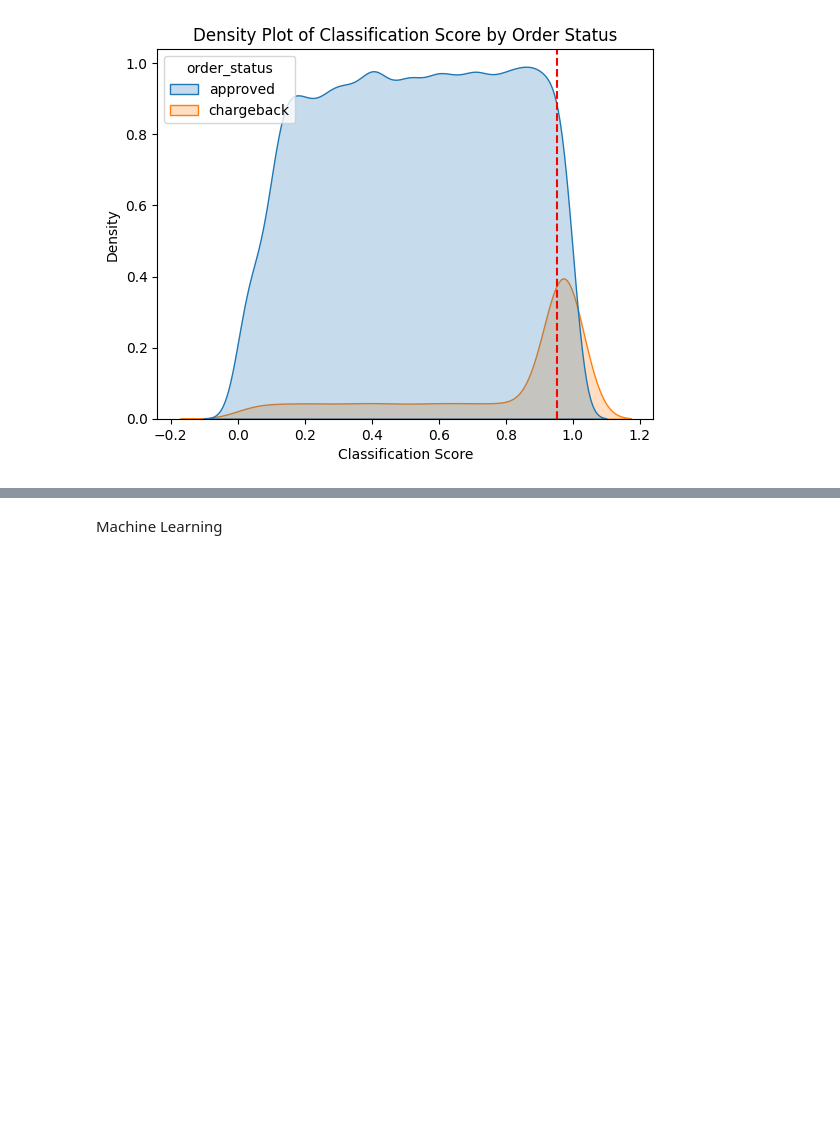
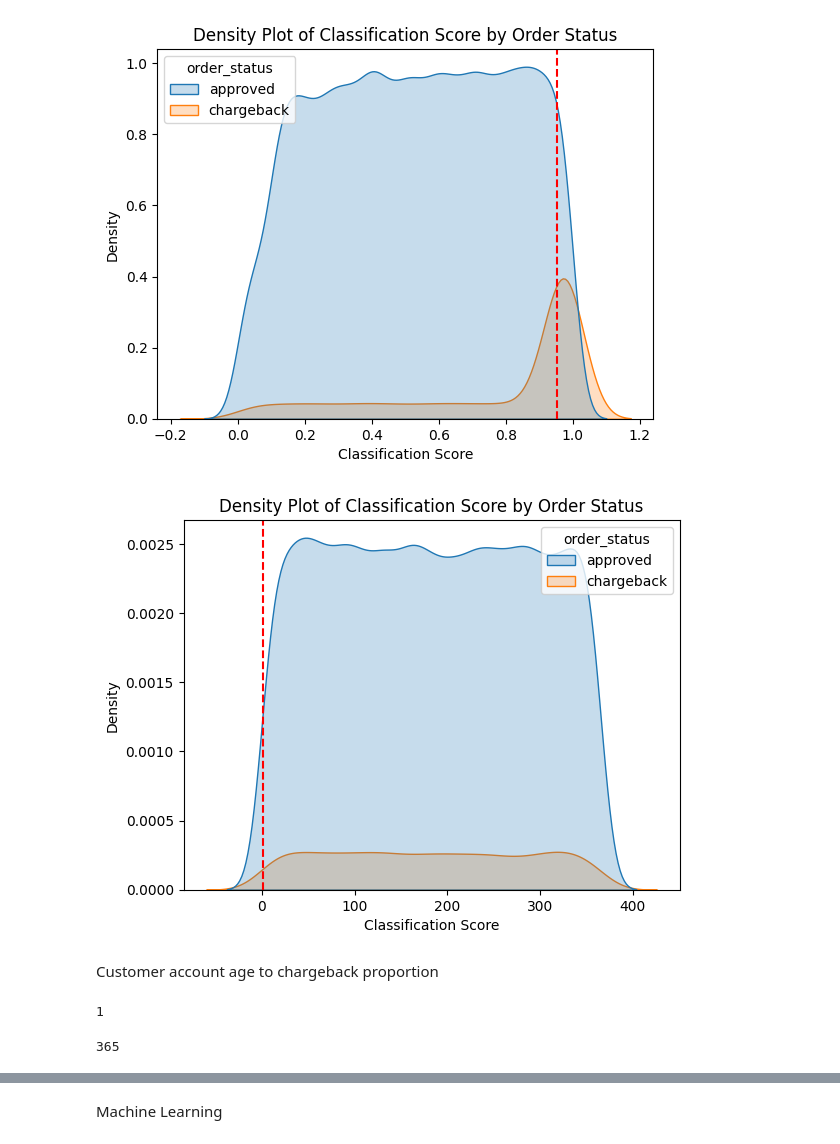
Before and after one commit to taliarosenkranz/TranSecure, a Jupyter notebook: Fraud_prediction.ipynb, the cells around one changed output, grey strips where cells are left out. Cells and saved outputs as stored; diff of their text form; code cells hidden in the pictures; blank space fills up the shorter version.

```diff
--- a/Fraud_prediction.ipynb
+++ b/Fraud_prediction.ipynb
@@ -8,5 +33,7 @@ import seaborn as sns
 # %%
-df = pd.read_excel("orders.xlsx")
+_df = pd.read_excel("orders.xlsx")
+# %%
+df = _df.copy()
 # %% [markdown]
 Preprocessing
 # %%
@@ -107,3 +166,23 @@ plt.axvline(x=threshold, color='red', linestyle='--', label='Threshold at 0.95')
 plt.show()
 # %% [output]
 [figure]
+# %%
+#density plot of classification score showing chargeback
+sns.kdeplot(data=df, x="customer_account_age", hue="order_status", fill=True)
+plt.title('Density Plot of Classification Score by Order Status')
+plt.xlabel('Classification Score')
+plt.ylabel('Density')
+plt.axvline(x=threshold, color='red', linestyle='--', label='Threshold at 0.95')
+plt.show()
+# %% [output]
+[figure, added]
+# %% [markdown]
+Customer account age to chargeback proportion
+# %%
+df.customer_account_age.min()
+# %% [output]
+1
+# %%
+df.customer_account_age.max()
+# %% [output]
+365
```
Also changed, not shown: parts of 46 cells of this notebook.
